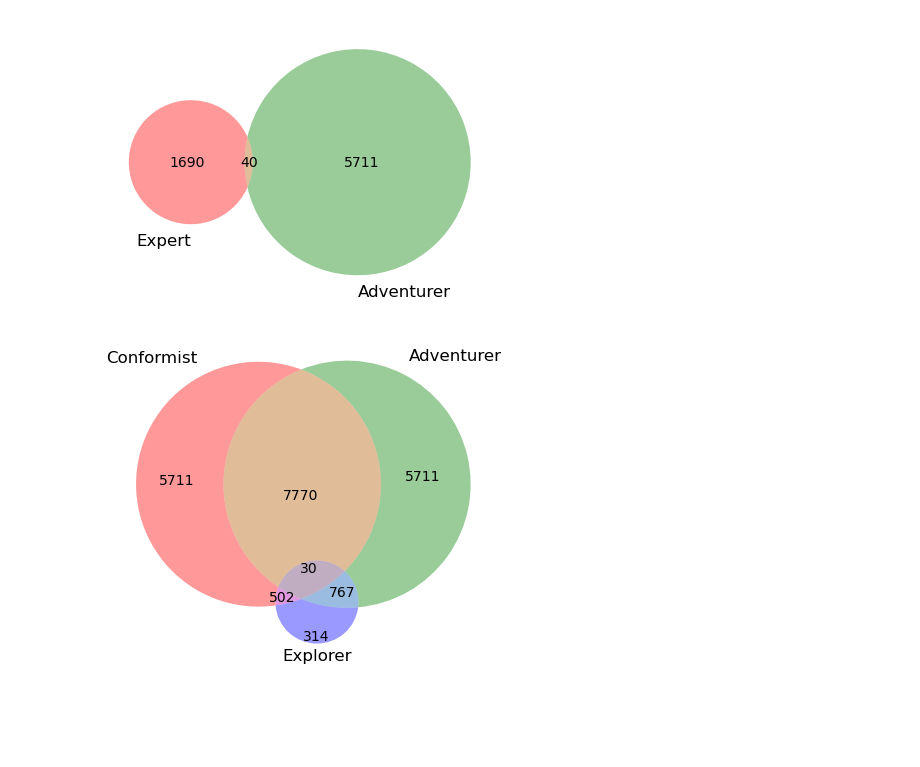
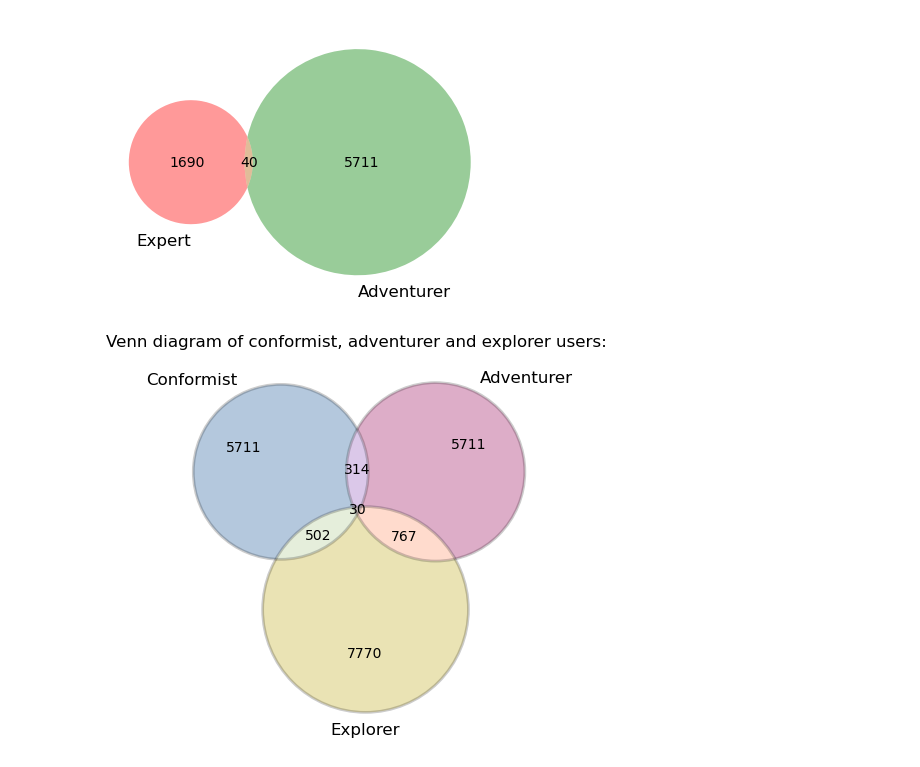
Before and after one commit to epfl-ada/ada-2022-project-analyteam, a Jupyter notebook: categories_style.ipynb, the cells around one changed output. Saved outputs shown, nothing was run; the diff lists cells and outputs as text; code cells hidden in the pictures; blank space fills up the shorter version.

Commit message:
venn diagram

```diff
--- a/categories_style.ipynb
+++ b/categories_style.ipynb
@@ -1108,32 +1108,44 @@ plt.show()
 # %%
 import matplotlib.pyplot as plt
 from matplotlib_venn import venn3
 
 # Ven diagram to show overlap of expert_like, conformist, adventurer and explorer
 
 # Select the columns to visualize
 conformist = scores_ddf[scores_ddf['is_cfm'] == 1]
 adventurer = scores_ddf[scores_ddf['is_adv'] == 1]
 explorer = scores_ddf[scores_ddf['is_xpl'] == 1]
 
 # Calculate the number of users in each category
 conformist_count = len(conformist)
 adventurer_count = len(adventurer)
 explorer_count = len(explorer)
 
 # Calculate the overlap between the categories
 conformist_adventurer_overlap = len(conformist[conformist['is_adv'] == 1])
 conformist_explorer_overlap = len(conformist[conformist['is_xpl'] == 1])
 adventurer_explorer_overlap = len(adventurer[adventurer['is_xpl'] == 1])
 conformist_adventurer_explorer_overlap = len(conformist[(conformist['is_adv'] == 1) & (conformist['is_xpl'] == 1)])
 
 # Create the Venn diagram using the venn3 function
 plt.figure(figsize=(5,5))
-v = venn3(subsets=(conformist_count, adventurer_count, explorer_count,
-                    conformist_adventurer_overlap, conformist_explorer_overlap, adventurer_explorer_overlap, conformist_adventurer_explorer_overlap),
-           set_labels=('Conformist', 'Adventurer', 'Explorer'))
+plt.title("Venn diagram of conformist, adventurer and explorer users: ")
+v = venn3(subsets=(conformist_count, adventurer_count, conformist_adventurer_overlap,
+                explorer_count, conformist_explorer_overlap, adventurer_explorer_overlap, conformist_adventurer_explorer_overlap),
+           set_labels=('Conformist', 'Adventurer', 'Explorer'),
+           set_colors=('#4477AA', '#AA3377', '#CCBB44'))
+
+
+
+c = venn3_circles(subsets=(conformist_count, adventurer_count, conformist_adventurer_overlap,
+                explorer_count, conformist_explorer_overlap, adventurer_explorer_overlap, conformist_adventurer_explorer_overlap))
+
+# set opacity of the circles
+c[0].set_alpha(0.2)
+c[1].set_alpha(0.2)
+c[2].set_alpha(0.2)
 
 # Show the plot
 plt.show()
 # %% [output]
-[figure, old version]
+[figure, new version]
```
Also changed, not shown: parts of 3 cells of this notebook.
